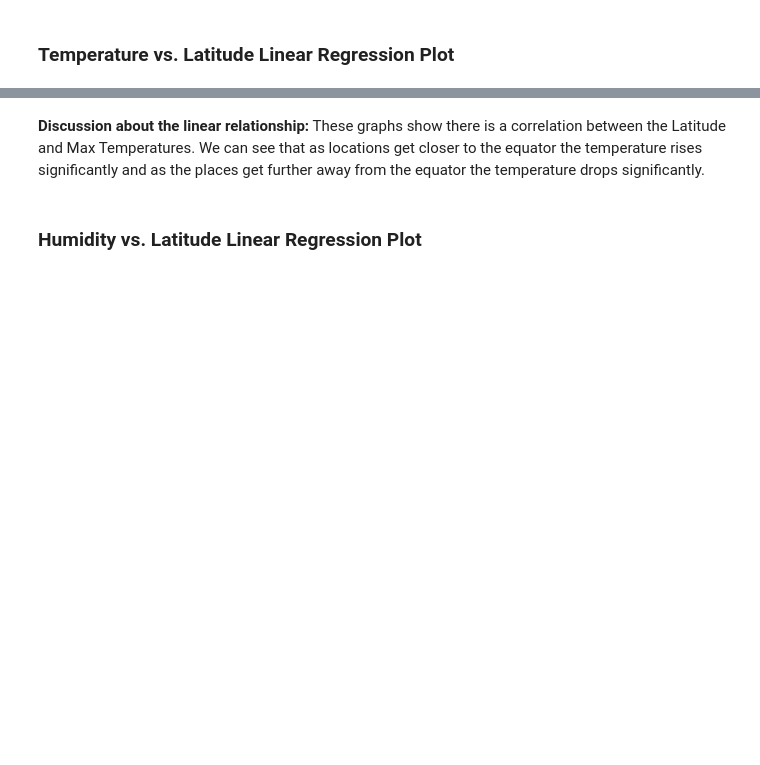
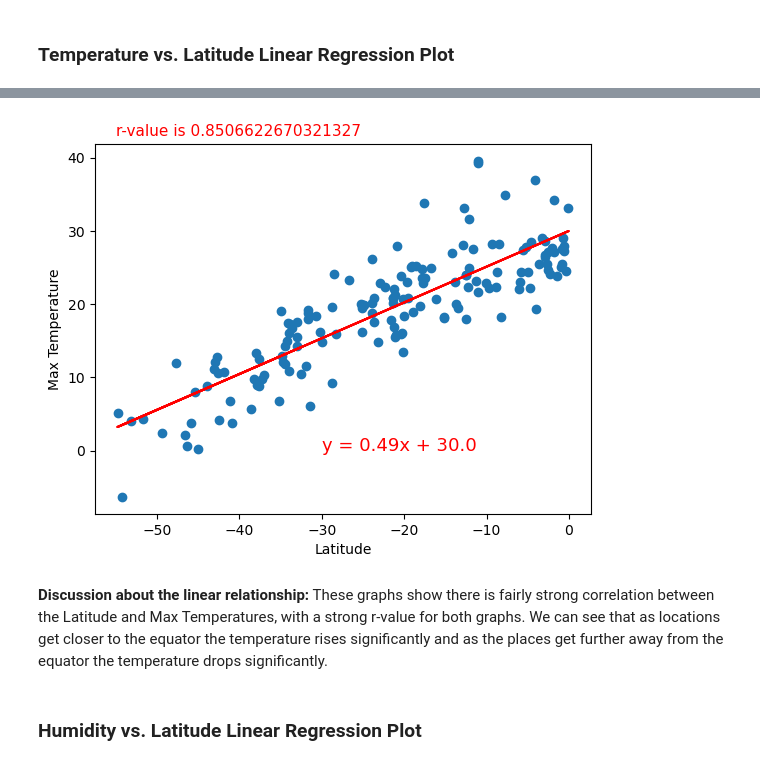
Before and after one commit to EstherBaum/python_api_challenge, a Jupyter notebook: starter_code/WeatherPy.ipynb, the cells around one changed output, grey strips where cells are left out. Cells and saved outputs as stored; diff of their text form; code cells hidden in the pictures; blank space fills up the shorter version.

```diff
--- a/starter_code/WeatherPy.ipynb
+++ b/starter_code/WeatherPy.ipynb
@@ -307,19 +339,26 @@ plt.show()
 # %%
 # Linear regression on Southern Hemisphere
 x_values = southern_hemi_df['Lat']
 y_values = southern_hemi_df['Max Temp']
-(slope, intercept, rvalue, pvalue, stderr) = linregress(x_values, y_values)
-sh_temp_fit = x_values*slope + intercept
+
+slope, intercept, rvalue, pvalue, stderr = linregress(x_values, y_values)
+regress_values = x_values*slope + intercept
+plt.plot(x_values, regress_values, "r")
+
 
 #Creating scatter plot
-southern_hemi_df.plot.scatter(x='Lat', y='Max Temp')
-plt.plot(x_values, sh_temp_fit, 'r')
+plt.scatter(x_values,y_values)
+plt.plot(x_values, regress_values, "r")
 plt.xlabel("Latitude")
 plt.ylabel("Max Temperature")
+plt.text(-55,43, f"r-value is {rvalue}", fontsize=11, color="red")
+plt.text(-30,0, f"y = {round(slope,2)}x + {round(intercept,2)}", fontsize=13, color='red')
 plt.show()
+# %% [output]
+[figure, added]
 # %% [markdown]
 **Discussion about the linear relationship:**
-These graphs show there is a correlation between the Latitude and Max Temperatures. We can see that as locations get closer to the equator the temperature rises significantly and as the places get further away from the equator the temperature drops significantly.
+These graphs show there is fairly strong correlation between the Latitude and Max Temperatures, with a strong r-value for both graphs. We can see that as locations get closer to the equator the temperature rises significantly and as the places get further away from the equator the temperature drops significantly.
 # %% [markdown]
 ### Humidity vs. Latitude Linear Regression Plot
 # %%
```
Also changed, not shown: parts of 24 cells of this notebook, 2 other files.
